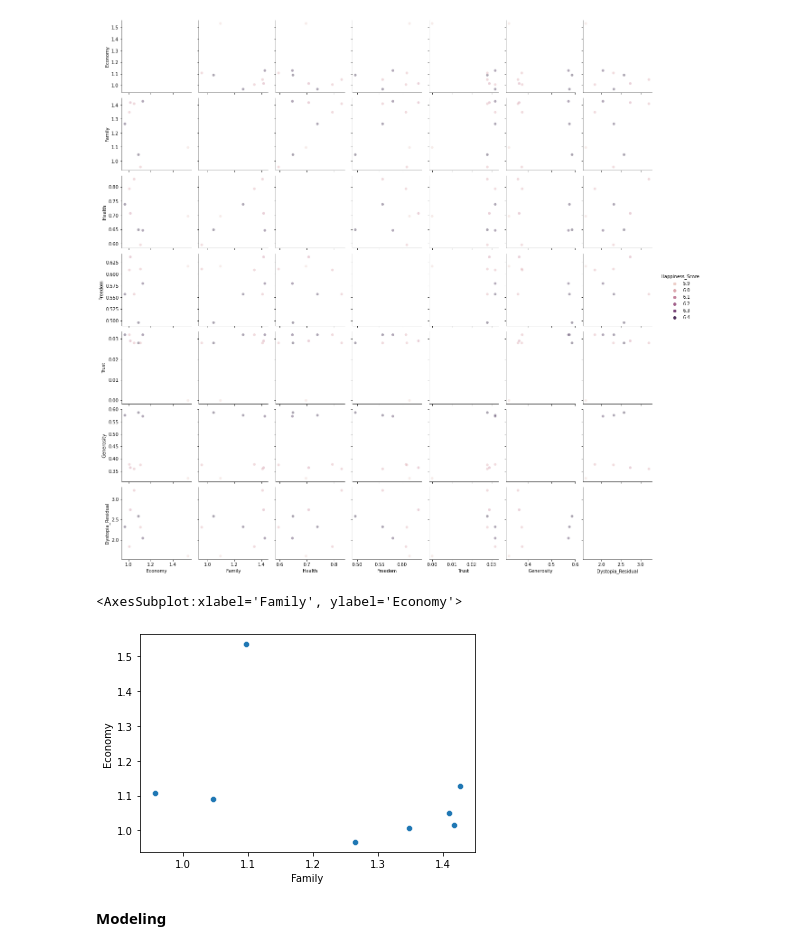
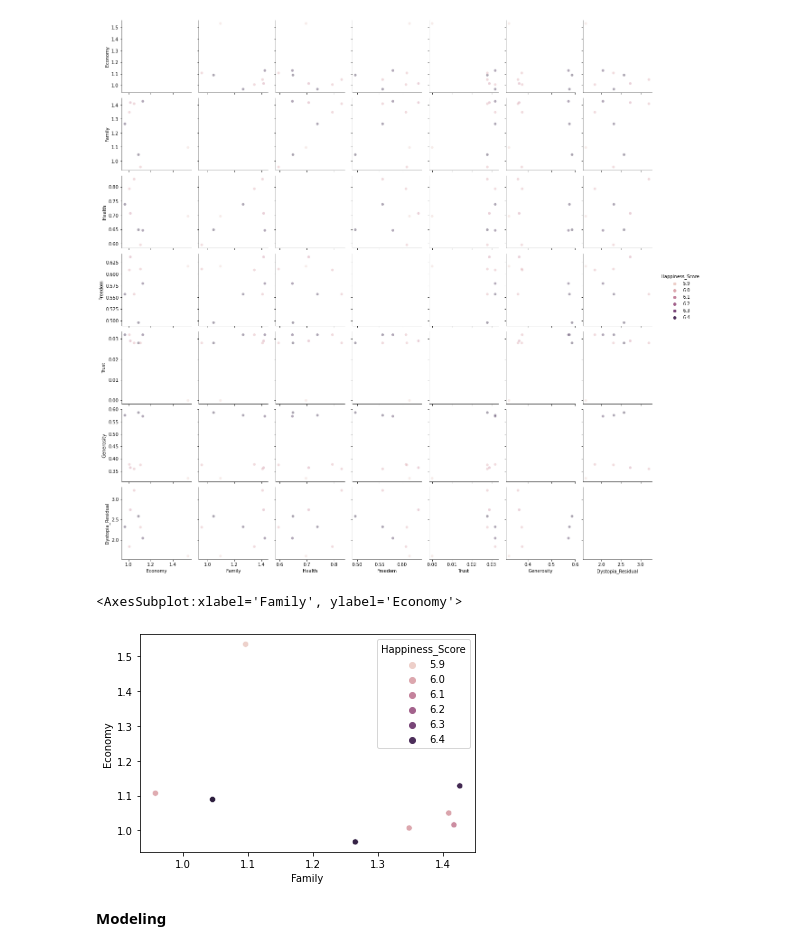
Before and after one commit to langsari/data-science-with-python-2022, a Jupyter notebook: life - cycle/life-cycle.ipynb, the cells around one changed output. Saved outputs shown, nothing was run; the diff lists cells and outputs as text; code cells hidden in the pictures.

```diff
--- a/life - cycle/life-cycle.ipynb
+++ b/life - cycle/life-cycle.ipynb
@@ -132,10 +132,10 @@ sns.pairplot(df1, vars=[
 <seaborn.axisgrid.PairGrid at 0x...>
 [figure]
 # %%
-sns.scatterplot(data=df1, x='Family',y='Economy')
+sns.scatterplot(data=df1, x='Family',y='Economy',hue='Happiness_Score')
 # %% [output]
 <AxesSubplot:xlabel='Family', ylabel='Economy'>
-[figure, old version]
+[figure, new version]
 # %% [markdown]
 **Modeling**
 # %% [markdown]
```
